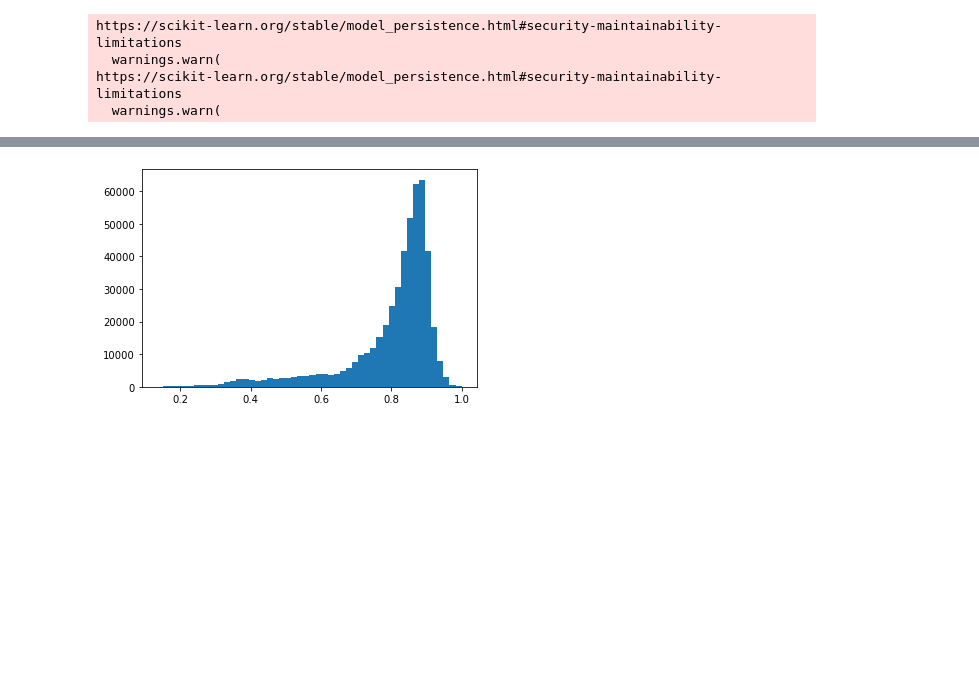
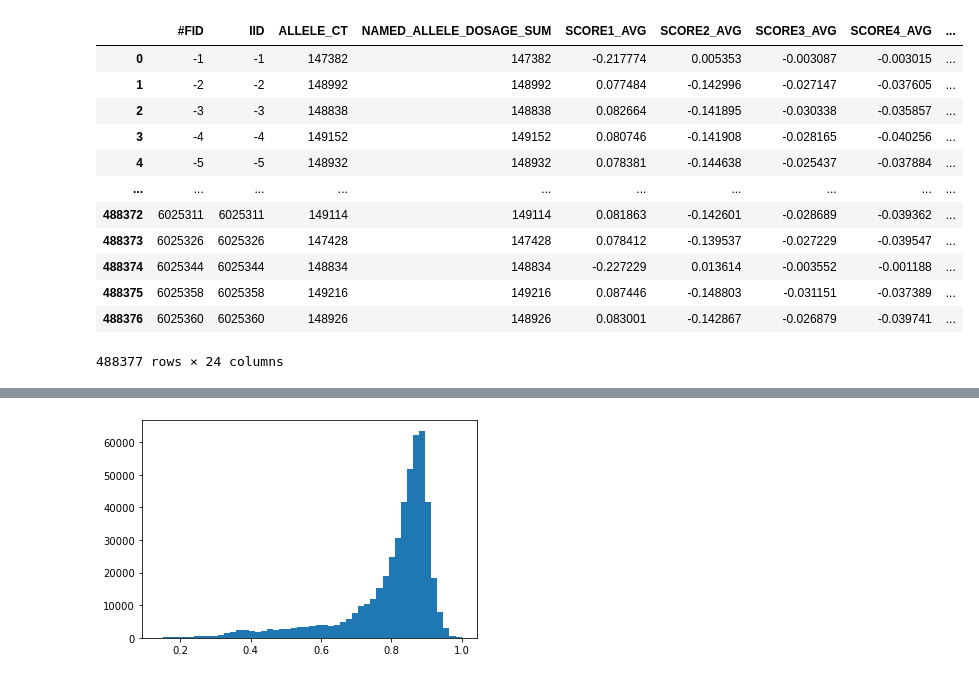
Before and after one commit to genxnetwork/fl-genomics, a Jupyter notebook: src/JupyterNotebooks/tg_ancestries.ipynb, the cells around one changed output, grey strips where cells are left out. Saved outputs shown, nothing was run; the diff lists cells and outputs as text; code cells hidden in the pictures; blank space fills up the shorter version.

```diff
--- a/src/JupyterNotebooks/tg_ancestries.ipynb
+++ b/src/JupyterNotebooks/tg_ancestries.ipynb
@@ -29,15 +34,30 @@ superpopulations = {
 }
 
 superpopulations_map = dict(ChainMap(*[{pop: i for pop in superpopulations[i]} for i in range(5)]))
+# %%
+ukb_tg_projections
+# %% [output]
+|  | #FID | IID | ALLELE_CT | NAMED_ALLELE_DOSAGE_SUM | SCORE1_AVG | SCORE2_AVG | SCORE3_AVG | SCORE4_AVG | ... |
+| 0 | -1 | -1 | 147382 | 147382 | -0.217774 | 0.005353 | -0.003087 | -0.003015 | ... |
+| 1 | -2 | -2 | 148992 | 148992 | 0.077484 | -0.142996 | -0.027147 | -0.037605 | ... |
+| 2 | -3 | -3 | 148838 | 148838 | 0.082664 | -0.141895 | -0.030338 | -0.035857 | ... |
+| 3 | -4 | -4 | 149152 | 149152 | 0.080746 | -0.141908 | -0.028165 | -0.040256 | ... |
+| 4 | -5 | -5 | 148932 | 148932 | 0.078381 | -0.144638 | -0.025437 | -0.037884 | ... |
+| ... | ... | ... | ... | ... | ... | ... | ... | ... | ... |
+| 488372 | 6025311 | 6025311 | 149114 | 149114 | 0.081863 | -0.142601 | -0.028689 | -0.039362 | ... |
+| 488373 | 6025326 | 6025326 | 147428 | 147428 | 0.078412 | -0.139537 | -0.027229 | -0.039547 | ... |
+| 488374 | 6025344 | 6025344 | 148834 | 148834 | -0.227229 | 0.013614 | -0.003552 | -0.001188 | ... |
+| 488375 | 6025358 | 6025358 | 149216 | 149216 | 0.087446 | -0.148803 | -0.031151 | -0.037389 | ... |
+| 488376 | 6025360 | 6025360 | 148926 | 148926 | 0.083001 | -0.142867 | -0.026879 | -0.039741 | ... |
+488377 rows × 24 columns
 # %%
 ukb_tg_projections = pd.read_table(UKB_TG_PROJECTIONS_PATH)
-X = ukb_tg_projections.iloc[:, 4:].values
+X = ukb_tg_projections.filter(like="_AVG").values
+X += 1.2
 ancestry_model = pickle.load(open(TG_ANCESTRY_MODEL_PATH, 'rb'))
-ukb_tg_projections['pred_ancestry'] = ancestry_model.predict(X)
-ukb_tg_projections['pred_superpopulation'] = np.vectorize(lambda ancestry: superpopulations_map[ancestry])(ukb_tg_projections.pred_ancestry)
-ukb_tg_projections.loc[:, ['IID', 'pred_superpopulation']].to_csv(SUPERPOPULATIONS_OUTPUT_PATH, index=False)
+
+preds = ancestry_model.forward(torch.Tensor(X)).detach().numpy()
+
+# ukb_tg_projections['pred_ancestry'] = ancestry_model.predict(X)
+# ukb_tg_projections['pred_superpopulation'] = np.vectorize(lambda ancestry: superpopulations_map[ancestry])(ukb_tg_projections.pred_ancestry)
+# ukb_tg_projections.loc[:, ['IID', 'pred_superpopulation']].to_csv(SUPERPOPULATIONS_OUTPUT_PATH, index=False)
-# %% [output]
-https://scikit-learn.org/stable/model_persistence.html#security-maintainability-limitations
-  warnings.warn(
-https://scikit-learn.org/stable/model_persistence.html#security-maintainability-limitations
-  warnings.warn(
```
Also changed, not shown: parts of 12 cells of this notebook.
